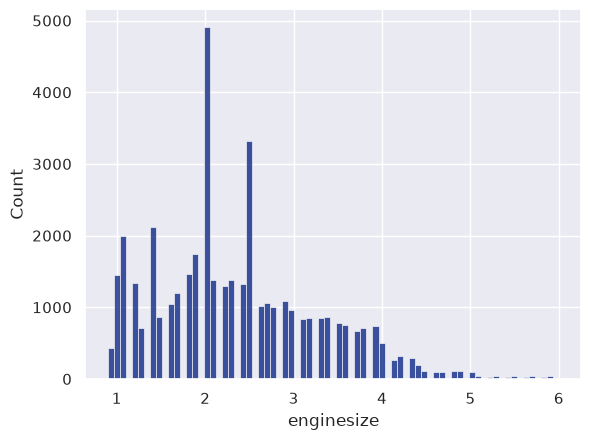
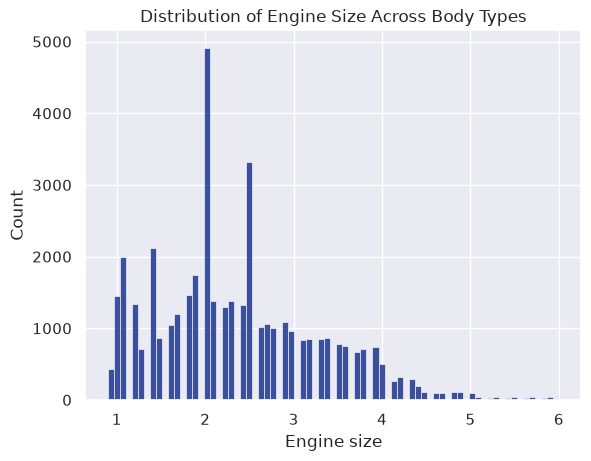
The notebook cell's code change between the first figure and the second:
--- before
+++ after
@@ -1 +1,3 @@
+plt.title("Distribution of Engine Size Across Body Types")
+plt.xlabel("Engine size")
 sns.histplot(df["enginesize"]);

Commit: Add descriptive titles and axis labels to all visualizations